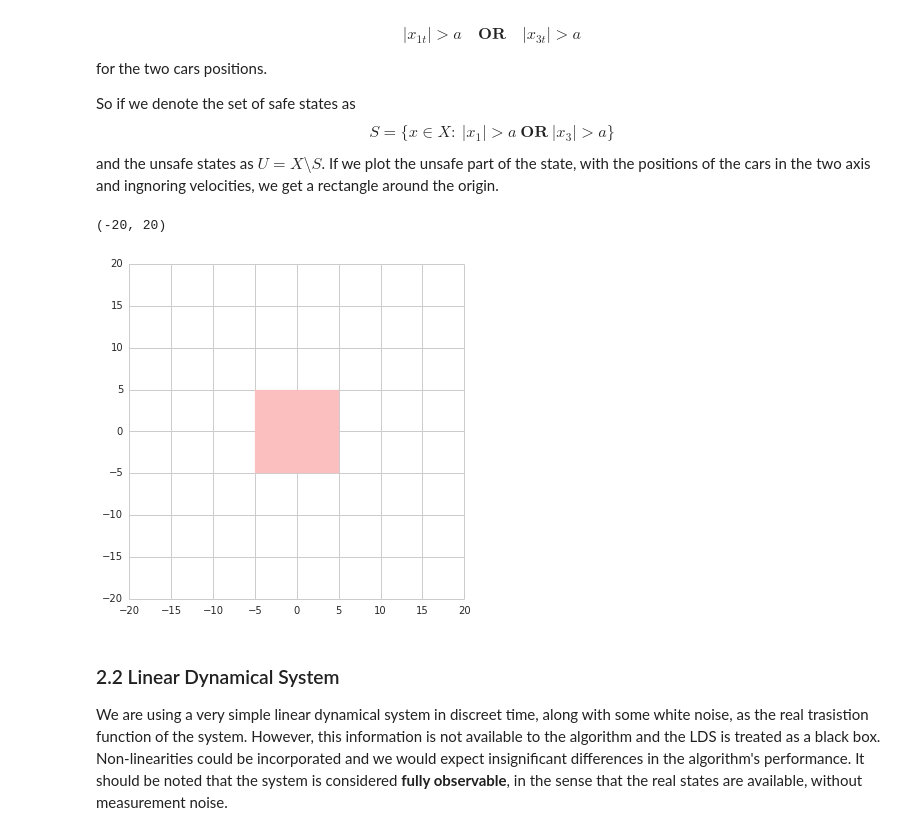
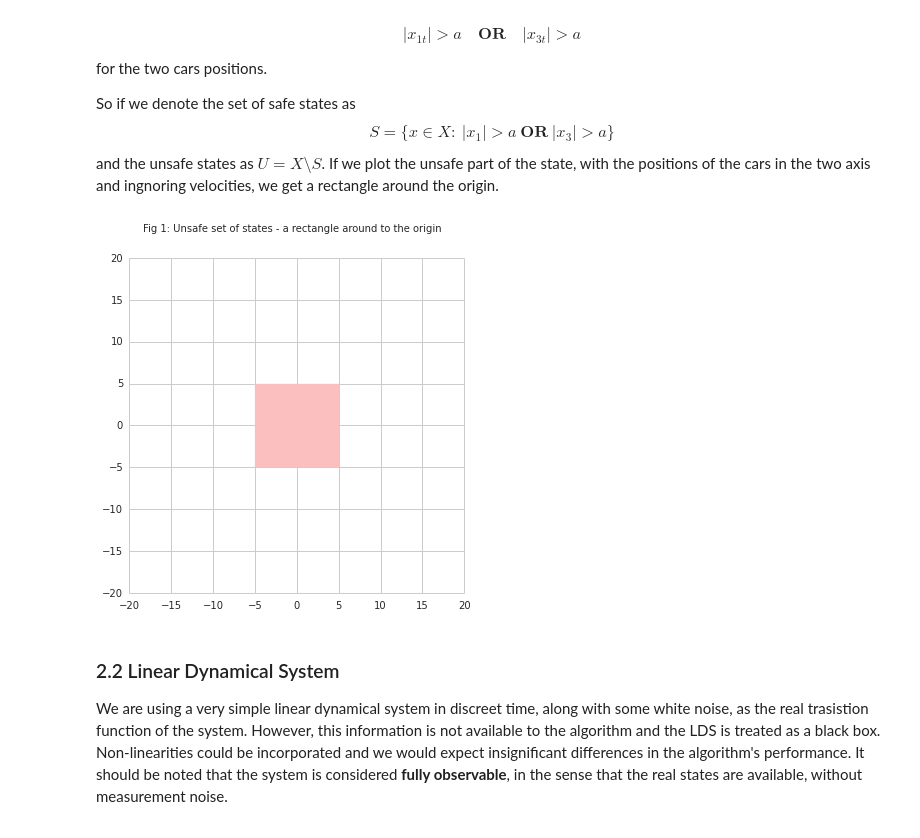
Before and after one commit to kyr-pol/Safe-RL, a Jupyter notebook: collision_avoidance.ipynb, the cells around one changed output. Saved outputs shown, nothing was run; the diff lists cells and outputs as text; code cells hidden in the pictures.

```diff
--- a/collision_avoidance.ipynb
+++ b/collision_avoidance.ipynb
@@ -34,17 +34,18 @@ If we plot the unsafe part of the state, with the positions of the cars in the t
 # %%
 #Plotting the rectangular border between S and U
 sb.set_style('whitegrid')
 fig1 = pl.figure(figsize=(6,6))
 ax1 = fig1.add_subplot(111, aspect='equal')
 ax1.add_patch(
     patches.Rectangle((-5, -5),   # (x,y)
                        10,# width
                        10, color=(0.99,0.75,0.75) ))
 pl.ylim([-20,20])
 pl.xlim([-20,20])
+fig1.suptitle("Fig 1: Unsafe set of states - a rectangle around to the origin")
+pl.show()
 # %% [output]
-(-20, 20)
-[figure, old version]
+[figure, new version]
 # %% [markdown]
 
 
```
Also changed, not shown: parts of 8 cells of this notebook.
